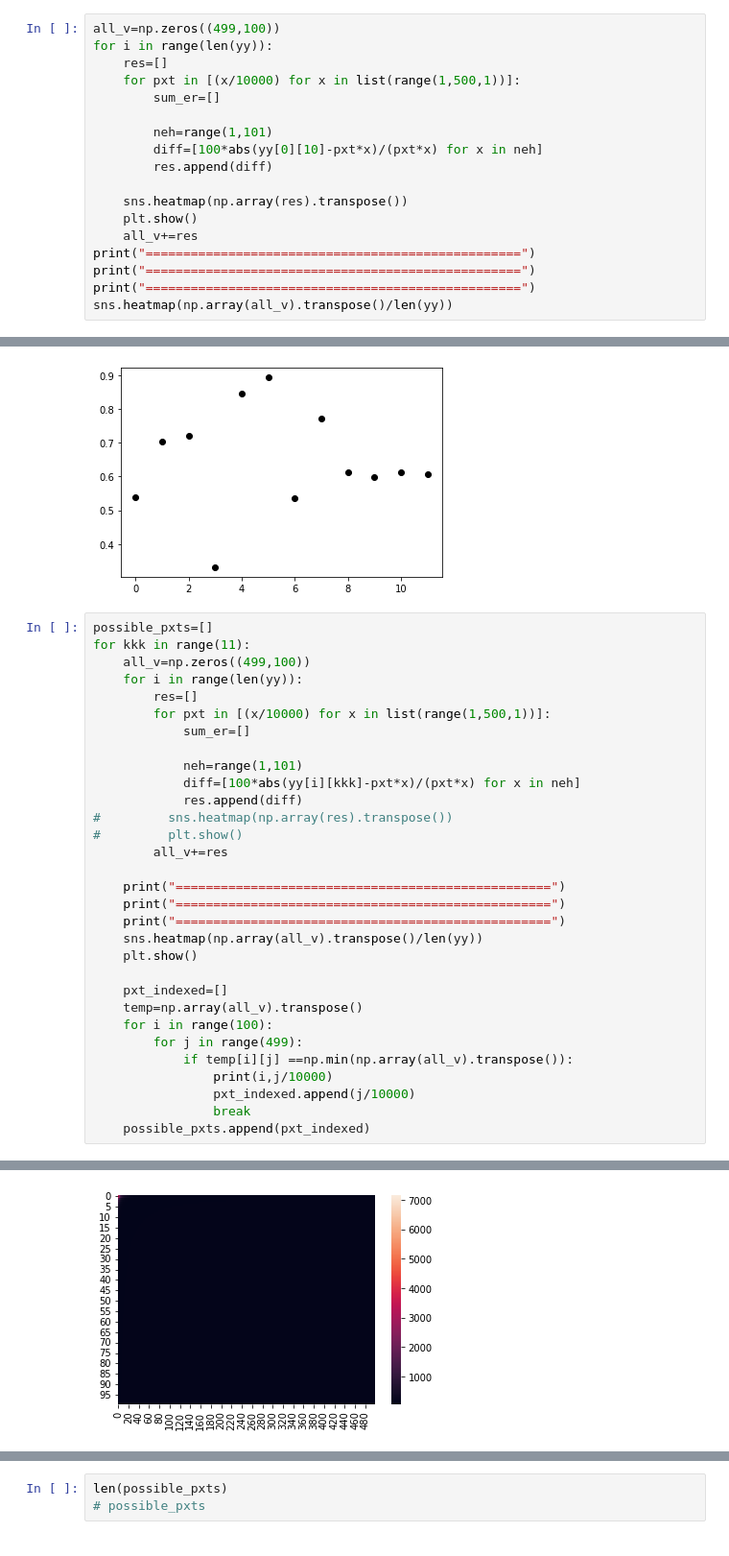
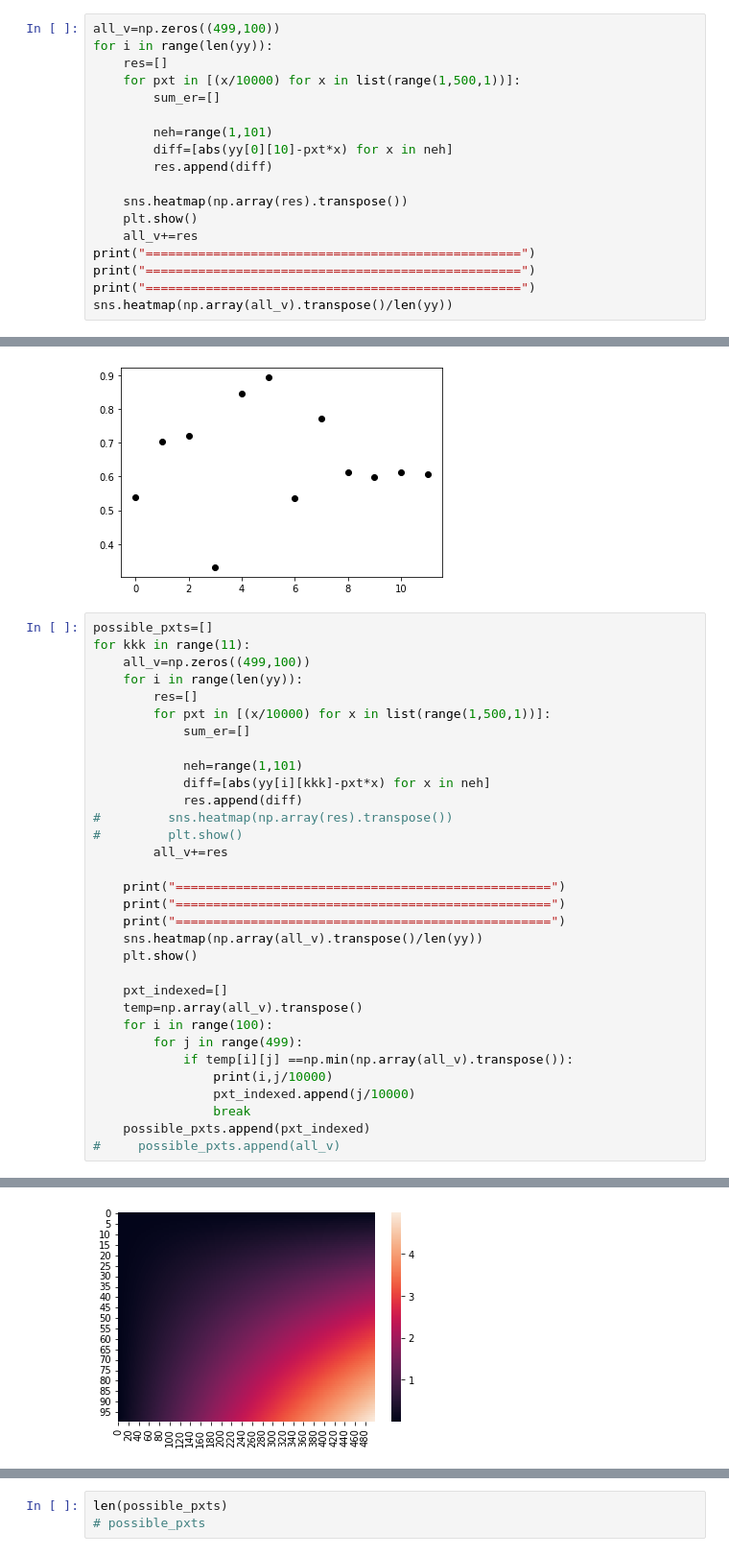
Before and after one commit to henockmamo54/neh_pxt_exp, a Jupyter notebook: cw/testing2-heart.ipynb, the cells around one changed output, grey strips where cells are left out. Shown: that part at 96% size. Cells and saved outputs as stored; diff of their text form.

```diff
--- a/cw/testing2-heart.ipynb
+++ b/cw/testing2-heart.ipynb
@@ -16,7 +16,7 @@ for i in range(len(yy)):
         sum_er=[]
 
         neh=range(1,101)
-        diff=[100*abs(yy[0][10]-pxt*x)/(pxt*x) for x in neh]
+        diff=[abs(yy[0][10]-pxt*x) for x in neh]
         res.append(diff)
 
     sns.heatmap(np.array(res).transpose())
@@ -83,32 +83,33 @@ for kkk in range(11):
     for i in range(len(yy)):
         res=[]
         for pxt in [(x/10000) for x in list(range(1,500,1))]:
             sum_er=[]
 
             neh=range(1,101)
-            diff=[100*abs(yy[i][kkk]-pxt*x)/(pxt*x) for x in neh]
+            diff=[abs(yy[i][kkk]-pxt*x) for x in neh]
             res.append(diff)
 #         sns.heatmap(np.array(res).transpose())
 #         plt.show()
         all_v+=res
 
     print("==================================================")
     print("==================================================")
     print("==================================================")
     sns.heatmap(np.array(all_v).transpose()/len(yy))
     plt.show()
 
     pxt_indexed=[]
     temp=np.array(all_v).transpose()
     for i in range(100):
         for j in range(499):
             if temp[i][j] ==np.min(np.array(all_v).transpose()):
                 print(i,j/10000)
                 pxt_indexed.append(j/10000)
                 break
     possible_pxts.append(pxt_indexed)
+#     possible_pxts.append(all_v)
 # %% [output]
 ==================================================
 ==================================================
 ==================================================
-[figure, old version]
+[figure, new version]
```
Also changed, not shown: parts of 14 cells of this notebook, 1 other file.
